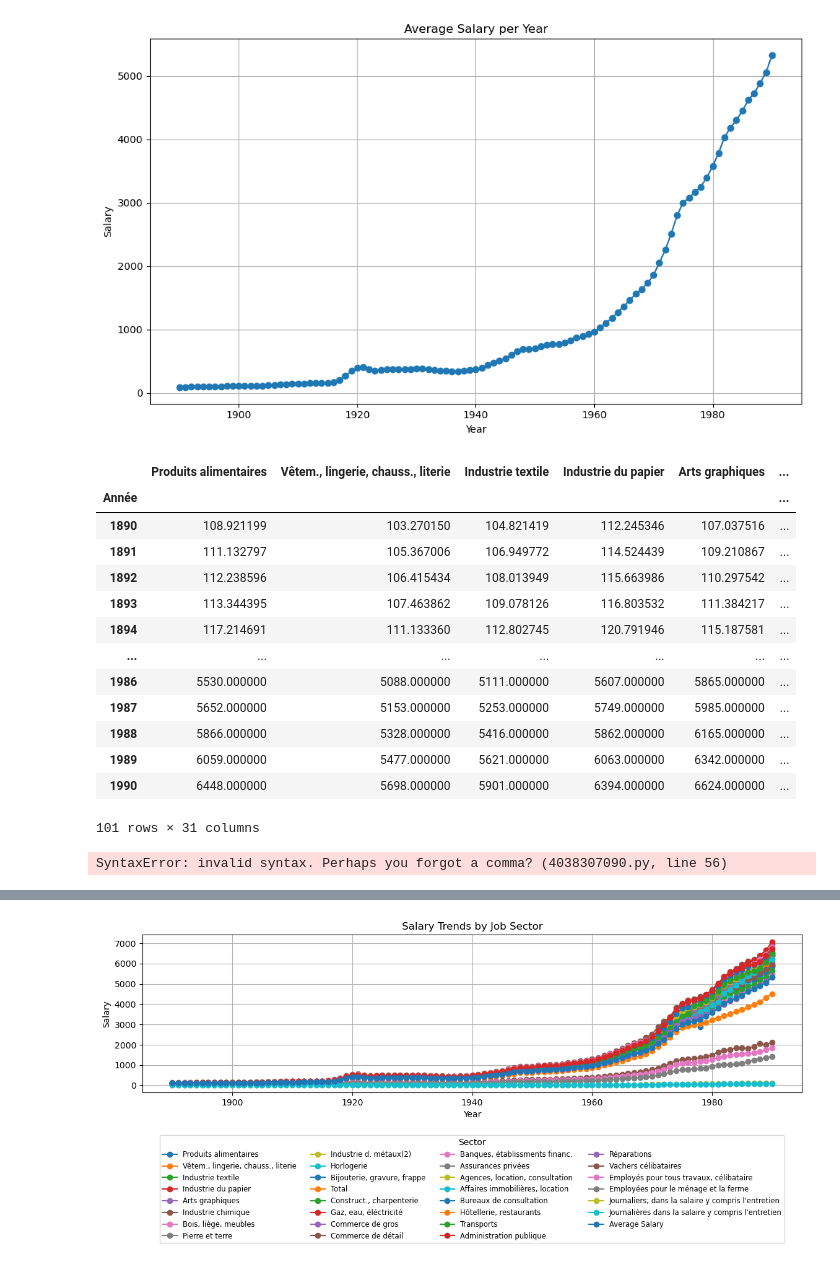
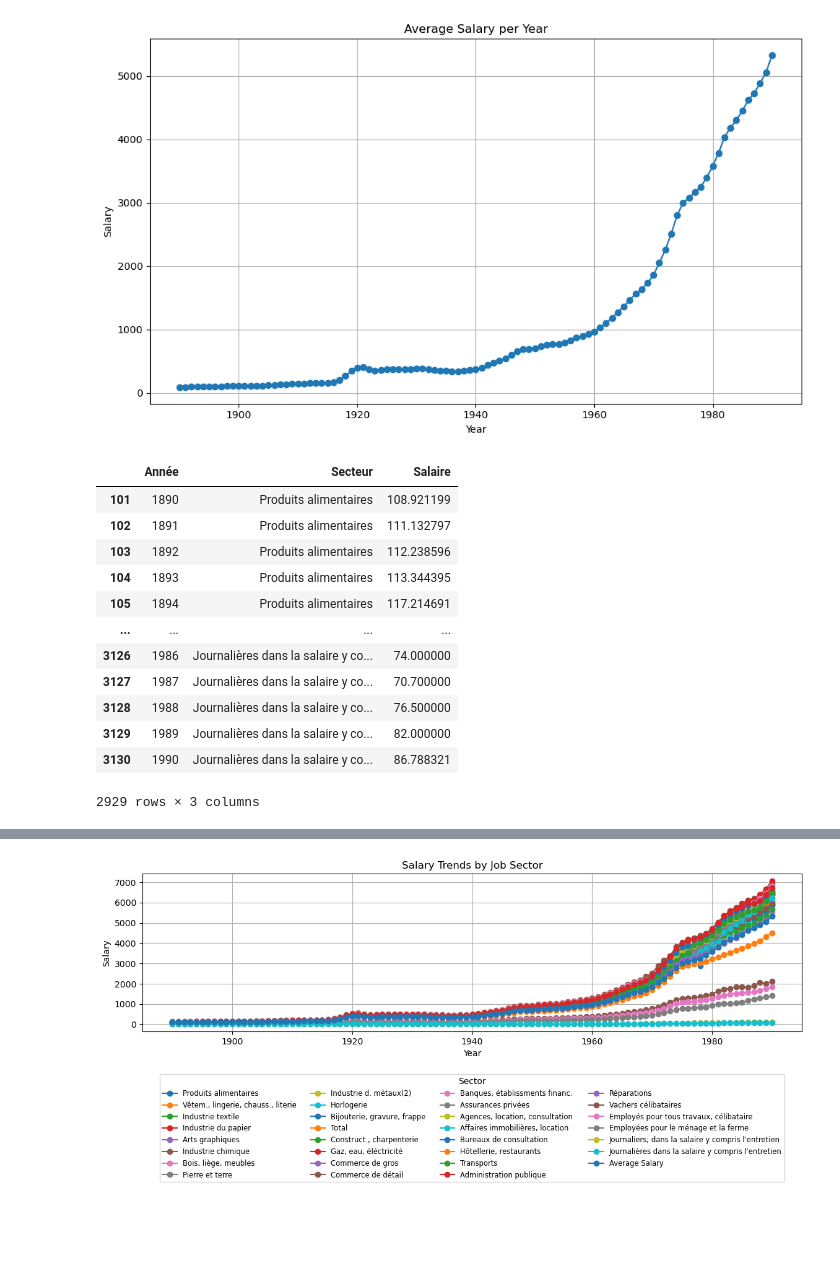
Before and after one commit to johannayara/fun-machine, a Jupyter notebook: notebooks/plot_salaries.ipynb, the cells around one changed output, grey strips where cells are left out. Saved outputs shown, nothing was run; the diff lists cells and outputs as text; code cells hidden in the pictures; blank space fills up the shorter version.

```diff
--- a/notebooks/plot_salaries.ipynb
+++ b/notebooks/plot_salaries.ipynb
@@ -30,40 +30,36 @@ plt.tight_layout()
 plt.show()
 # %% [output]
 [figure]
-# %%
-df
-# %% [output]
-|  | Produits alimentaires | Vêtem., lingerie, chauss., literie | Industrie textile | Industrie du papier | Arts graphiques | ... |
-| Année |  |  |  |  |  | ... |
-| 1890 | 108.921199 | 103.270150 | 104.821419 | 112.245346 | 107.037516 | ... |
-| 1891 | 111.132797 | 105.367006 | 106.949772 | 114.524439 | 109.210867 | ... |
-| 1892 | 112.238596 | 106.415434 | 108.013949 | 115.663986 | 110.297542 | ... |
-| 1893 | 113.344395 | 107.463862 | 109.078126 | 116.803532 | 111.384217 | ... |
-| 1894 | 117.214691 | 111.133360 | 112.802745 | 120.791946 | 115.187581 | ... |
-| ... | ... | ... | ... | ... | ... | ... |
-| 1986 | 5530.000000 | 5088.000000 | 5111.000000 | 5607.000000 | 5865.000000 | ... |
-| 1987 | 5652.000000 | 5153.000000 | 5253.000000 | 5749.000000 | 5985.000000 | ... |
-| 1988 | 5866.000000 | 5328.000000 | 5416.000000 | 5862.000000 | 6165.000000 | ... |
-| 1989 | 6059.000000 | 5477.000000 | 5621.000000 | 6063.000000 | 6342.000000 | ... |
-| 1990 | 6448.000000 | 5698.000000 | 5901.000000 | 6394.000000 | 6624.000000 | ... |
-101 rows × 31 columns
+# %%
+df = pd.read_csv("../data/SHS_TM.csv")
+df = df.reset_index()
+df.columns = [col.replace('#', '').strip() for col in df.columns]
+assert "Année" in df.columns, "La colonne 'Année' n'existe toujours pas"
+df_long = df.melt(id_vars="Année", var_name="Secteur", value_name="Salaire")
+# %% [output]
+|  | Année | Secteur | Salaire |
+| 101 | 1890 | Produits alimentaires | 108.921199 |
+| 102 | 1891 | Produits alimentaires | 111.132797 |
+| 103 | 1892 | Produits alimentaires | 112.238596 |
+| 104 | 1893 | Produits alimentaires | 113.344395 |
+| 105 | 1894 | Produits alimentaires | 117.214691 |
+| ... | ... | ... | ... |
+| 3126 | 1986 | Journalières dans la salaire y co... | 74.000000 |
+| 3127 | 1987 | Journalières dans la salaire y co... | 70.700000 |
+| 3128 | 1988 | Journalières dans la salaire y co... | 76.500000 |
+| 3129 | 1989 | Journalières dans la salaire y co... | 82.000000 |
+| 3130 | 1990 | Journalières dans la salaire y co... | 86.788321 |
+2929 rows × 3 columns
 # %%
-import pandas as pd
-import plotly.express as px
+import plotly.io as pio
+import json
+df = pd.read_csv("../data/SHS_TM.csv")
+df = df.reset_index()
+df.columns = [col.replace('#', '').strip() for col in df.columns]
+assert "Année" in df.columns, "La colonne 'Année' n'existe toujours pas"
+df_long = df.melt(id_vars="Année", var_name="Secteur", value_name="Salaire")
+df_long = df_long[~df_long['Secteur'].isin(['index', 'Total'])]
 
-# Si "Année" est l'index (comme dans ton image), on le remet comme colonne :
-df = df.reset_index()
-
-# Nettoyer les noms de colonnes (enlever les '#' et espaces)
-df.columns = [col.replace('#', '').strip() for col in df.columns]
-
-# Vérifier que "Année" est bien là maintenant
-assert "Année" in df.columns, "La colonne 'Année' n'existe toujours pas"
-
-# Transformer en format long
-df_long = df.melt(id_vars="Année", var_name="Secteur", value_name="Salaire")
-
-# Créer le graphique Plotly interactif
 fig = px.line(
     df_long,
     x="Année",
@@ -73,12 +69,10 @@ fig = px.line(
     title="Évolution des salaires par secteur"
 )
 
-# Rendre visibles uniquement les traces du premier secteur
 secteurs = df_long["Secteur"].unique()
 for i, trace in enumerate(fig.data):
     trace.visible = (i == 0)
 
-# Menu déroulant pour changer de secteur
 buttons = []
 for i, secteur in enumerate(secteurs):
     visibility = [j == i for j in range(len(secteurs))]
@@ -90,13 +84,12 @@ for i, secteur in enumerate(secteurs):
     ))
 ymin = df_long["Salaire"].min()
 ymax = df_long["Salaire"].max()
-
 fig.update_layout(
     updatemenus=[
         dict(
             buttons=buttons,
             direction="down",
-            x=1.05,              # Place le menu à droite du graphique
+            x=1.05,
             xanchor="left",
             y=1,
             yanchor="top",
@@ -105,13 +98,20 @@ fig.update_layout(
     ],
     yaxis=dict(
         title="Indice des salaires",
-        range=[ymin, ymax]  # Échelle fixe
+        range=[ymin, ymax]
     ),
     xaxis_title="Année",
     yaxis_title="Indice des salaires",
-    margin=dict(t=80),  # Espace en haut pour le menu
+    margin=dict(t=80),
     showlegend=False
 )
+
+
+plot_json = fig.to_plotly_json()
+
+with open("../plots/plot_salary_job.js", "w") as f:
+    f.write("const salaryPlotData = ")
+    json.dump(plot_json, f)
+    f.write(";\n\n")
+    f.write("Plotly.newPlot('plot-salary', salaryPlotData.data, salaryPlotData.layout);")
 fig.show()
-# %% [output]
-SyntaxError: invalid syntax. Perhaps you forgot a comma? (4038307090.py, line 56)
```
Also changed, not shown: parts of 1 cell of this notebook, 2 other files.
